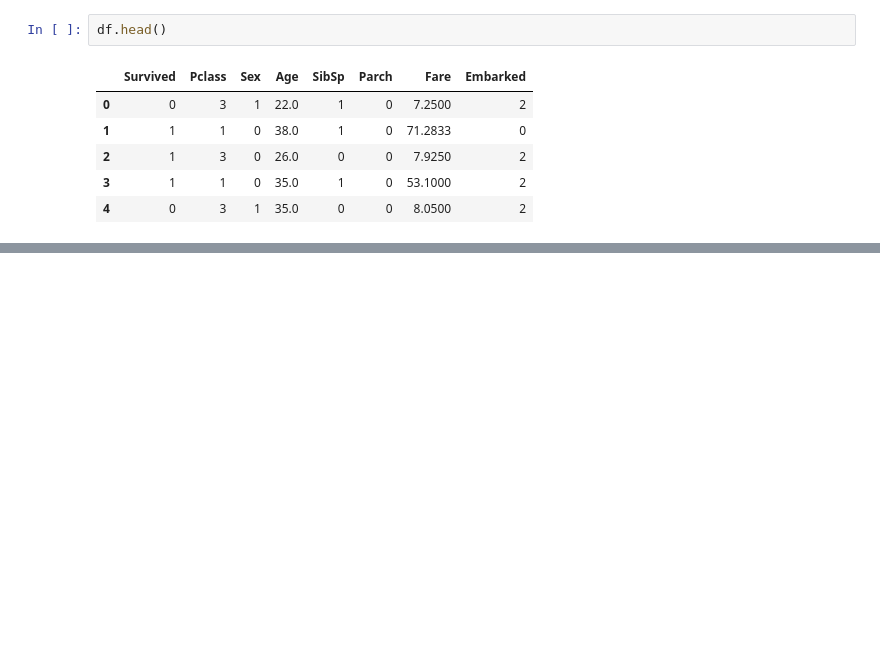
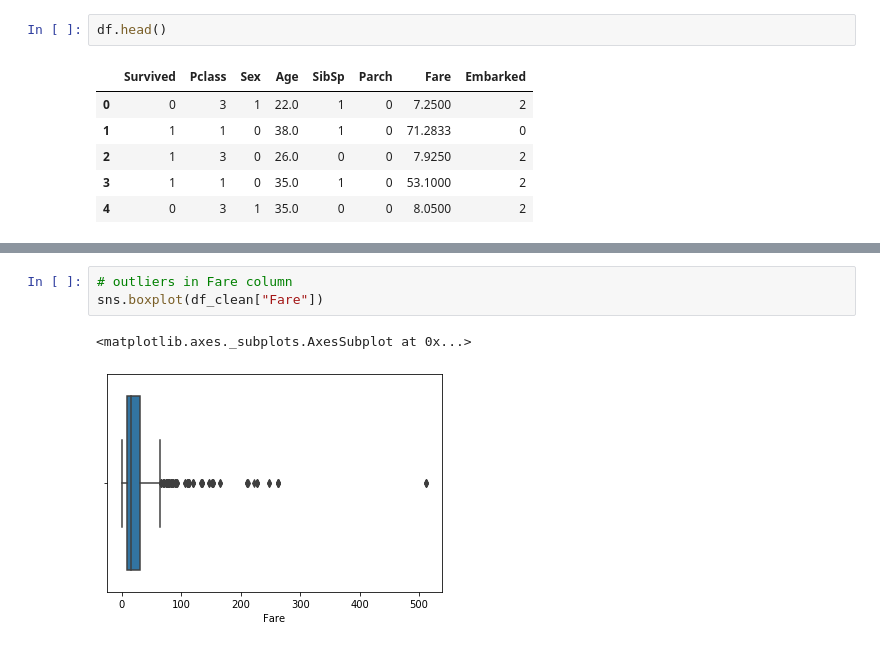
Before and after one commit to shekharkhandelwal1983/DS_ML_Model, a Jupyter notebook: DS_ML_Model.ipynb, the cells around one changed output, grey strips where cells are left out. Drawn from its saved outputs; the diff is of its cells as text; blank space fills up the shorter version.

```diff
--- a/DS_ML_Model.ipynb
+++ b/DS_ML_Model.ipynb
@@ -311,0 +413,6 @@ df.head()
+# %%
+# outliers in Fare column
+sns.boxplot(df_clean["Fare"])
+# %% [output]
+<matplotlib.axes._subplots.AxesSubplot at 0x...>
+[figure, added]
```
Also changed, not shown: parts of 24 cells of this notebook.
